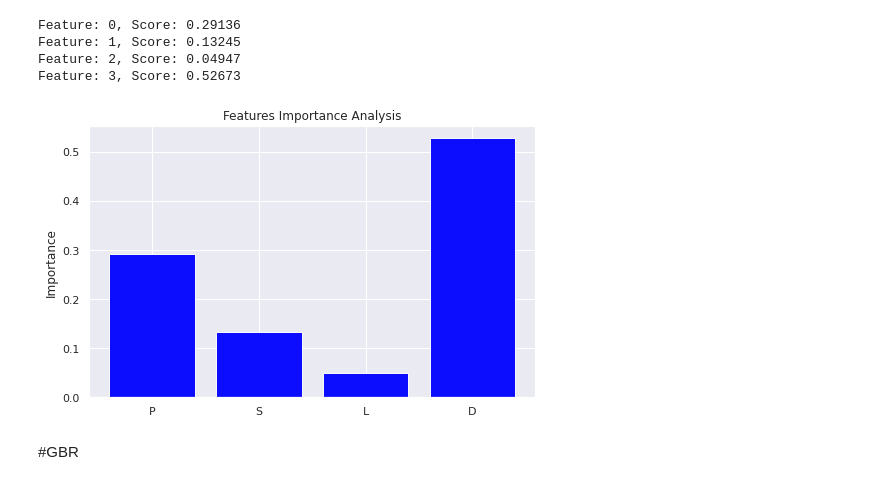
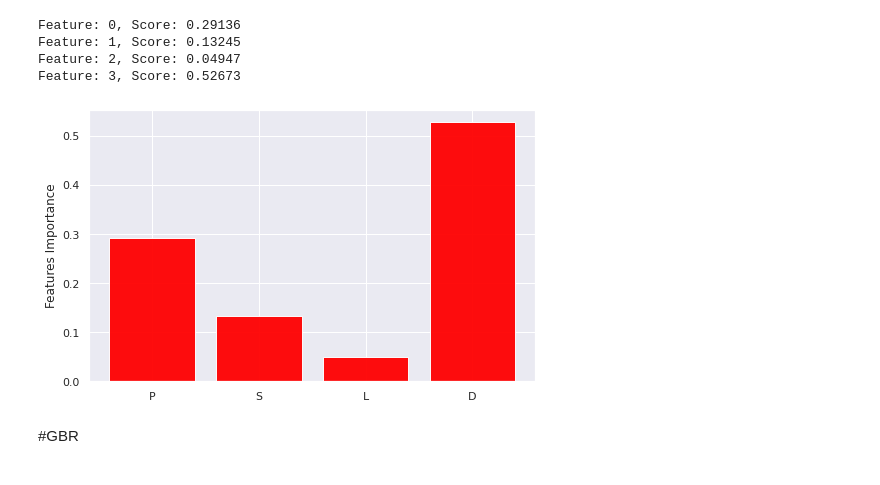
Before and after one commit to GermanOmar/Wear, a Jupyter notebook: Wear_HV.ipynb, the cells around one changed output. Cells and saved outputs as stored; diff of their text form; code cells hidden in the pictures.

```diff
--- a/Wear_HV.ipynb
+++ b/Wear_HV.ipynb
@@ -88,13 +88,13 @@ warnings.filterwarnings("ignore")
 #fields = ['P', 'S', 'L',  'HD1',  'F', 'd' ]
 fields = ['P', 'S', 'L',  'D'  ]
 import seaborn as sns
-sns.set()
+sns.set_theme(style="darkgrid")
 
 fig = plt.figure()
 fig.set_size_inches((15,8))
 for i, field in enumerate(fields):
   plt.subplot(3, 3, i + 1)
-  plt.plot(data[field], data['HV'], 'b*')
+  plt.plot(data[field], data['HV'], 'rs')
   plt.xlabel(field)
   plt.ylabel('HV')
 
@@ -283,25 +283,25 @@ Feature: 3, Score: 0.52673
 # %%
 # Create lists for the plot
 import seaborn as sns
 sns.set()
 
 #plt.rcParams["axes.grid"] = False
 
 labels = ['P', 'S', 'L',  'D' ]
 x_pos = np.arange(len(labels))
 
 
 fig, ax = plt.subplots()
 fig.set_size_inches((8,5))
 
-ax.bar(x_pos, importance, align='center', alpha=0.95, color='blue')
-ax.set_ylabel('Importance')
+ax.bar(x_pos, importance, align='center', alpha=0.95, color='red')
+ax.set_ylabel('Features Importance')
 ax.set_xticks(x_pos)
 ax.set_xticklabels(labels)
-ax.set_title('Features Importance Analysis')
+#ax.set_title('Features Importance Analysis')
 ax.yaxis.grid(True)
 # %% [output]
-[figure, old version]
+[figure, new version]
 # %% [markdown]
 #GBR
 # %%
```
Also changed, not shown: parts of 20 cells of this notebook.
